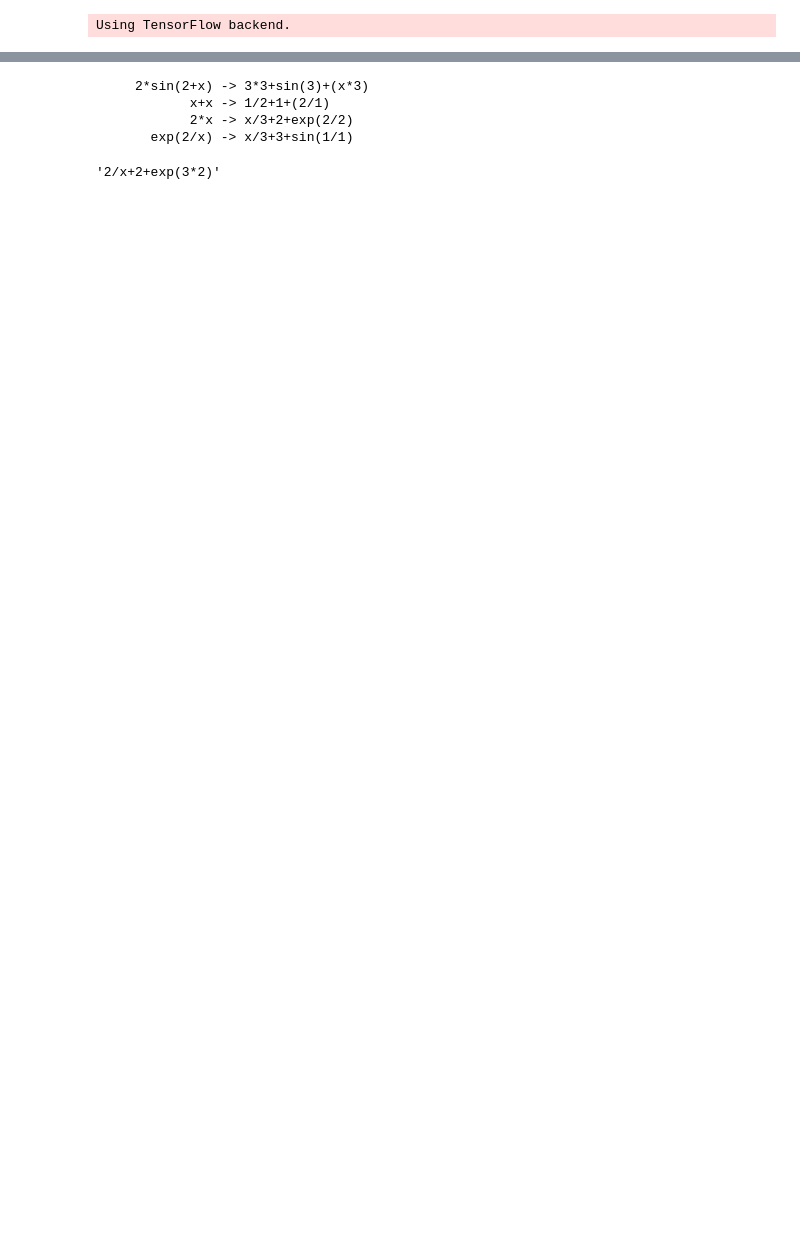
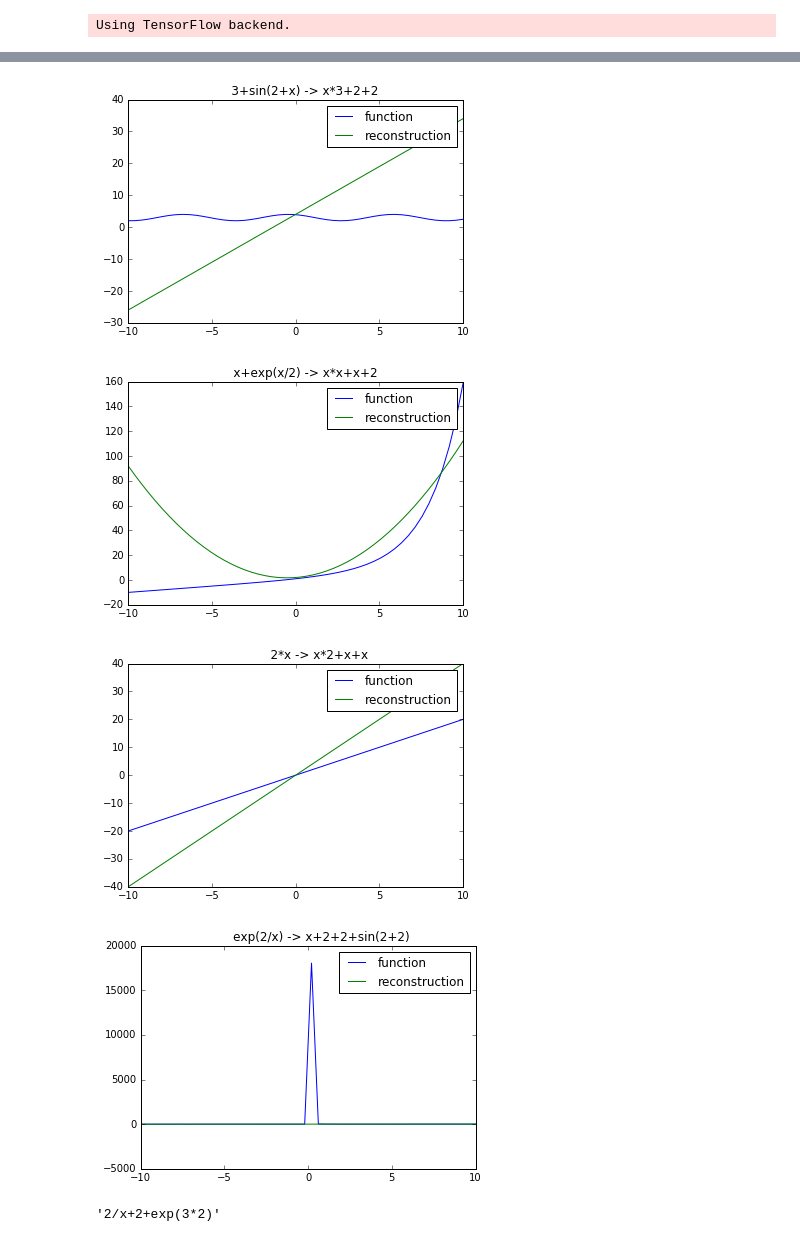
Before and after one commit to mkusner/gen-text, a Jupyter notebook: notebooks/Testing grammar for equations.ipynb, the cells around one changed output, grey strips where cells are left out. Cells and saved outputs as stored; diff of their text form; code cells hidden in the pictures; blank space fills up the shorter version.

Commit message:
Taking a look at reconstructions, again

```diff
--- a/notebooks/Testing grammar for equations.ipynb
+++ b/notebooks/Testing grammar for equations.ipynb
@@ -6,5 +11,6 @@ import equation_vae
 # %% [output]
 Using TensorFlow backend.
 # %%
-weights_file = "../eq_vae_h50_c123_cond_L2.hdf5"
-model = equation_vae.EquationGrammarModel(weights_file)
+#weights_file = "../eq_vae_h50_c123_cond_L2.hdf5"
+weights_file = "/Users/brooks/Downloads/eq_vae_grammar_h200_c234_L10_E50_batchB.hdf5"
+model = equation_vae.EquationGrammarModel(weights_file, latent_rep_size=10)
@@ -13,6 +17,6 @@ ValueError: Dimension 1 in both shapes must be equal, but are 100 and 50 for 'As
 # %%
-eq = ['2*sin(2+x)',
-      'x+x',
+eq = ['3+sin(2+x)',
+      'x+exp(x/2)',
       '2*x',
       'exp(2/x)']
 # %%
@@ -26,11 +34,18 @@ print z
-# %%
-for i, s in enumerate(model.decode(z)):
-    print '%15s -> %s' % (eq[i], s)
-# %% [output]
-     2*sin(2+x) -> 3*3+sin(3)+(x*3)
-            x+x -> 1/2+1+(2/1)
-            2*x -> x/3+2+exp(2/2)
-       exp(2/x) -> x/3+3+sin(1/1)
+# %%
+domain = np.linspace(-10,10)
+for i, s in enumerate(model.decode(z)):
+    plt.figure()
+    f = eval("lambda x: "+eq[i])
+    f_hat = eval("lambda x: "+s)
+    plt.plot(domain, f(domain))
+    plt.plot(domain, f_hat(domain))
+    plt.legend(["function", "reconstruction"])
+    plt.title('%15s -> %s' % (eq[i], s))
+# %% [output]
+[figure, added]
+[figure, added]
+[figure, added]
+[figure, added]
 # %%
 '2 / x + 2 + exp( 3 * 2 )'.replace(' ','')
 # %% [output]
```
Also changed, not shown: parts of 6 cells of this notebook.
